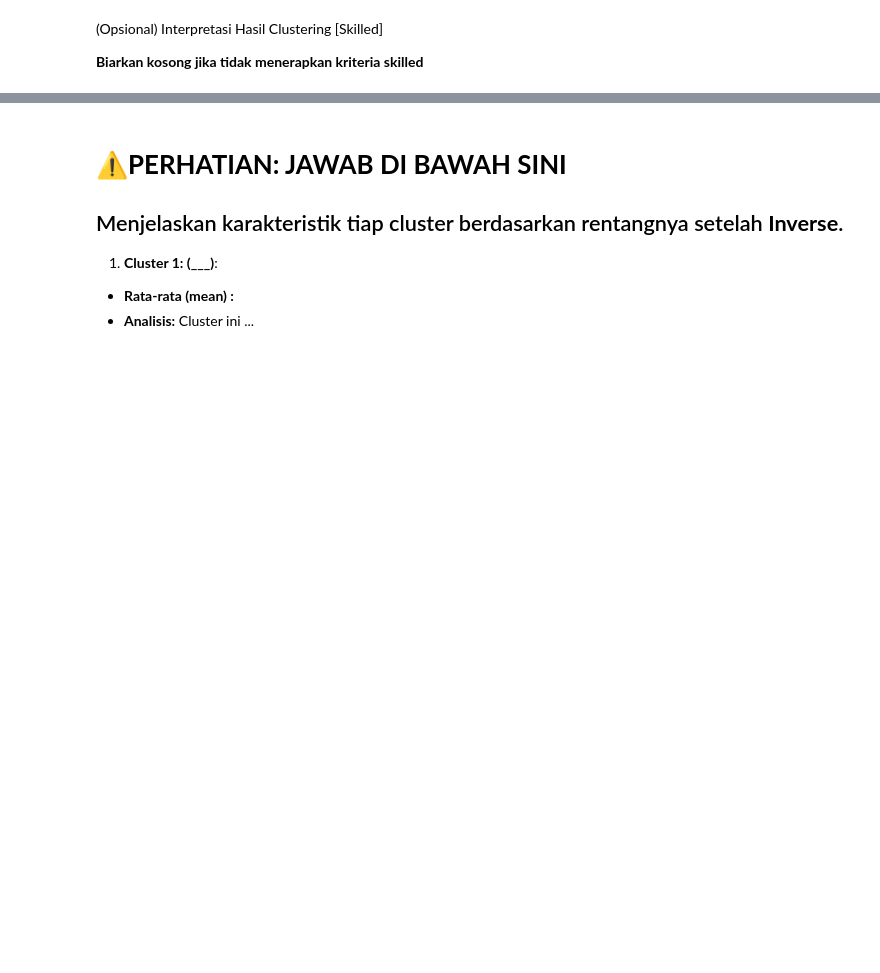
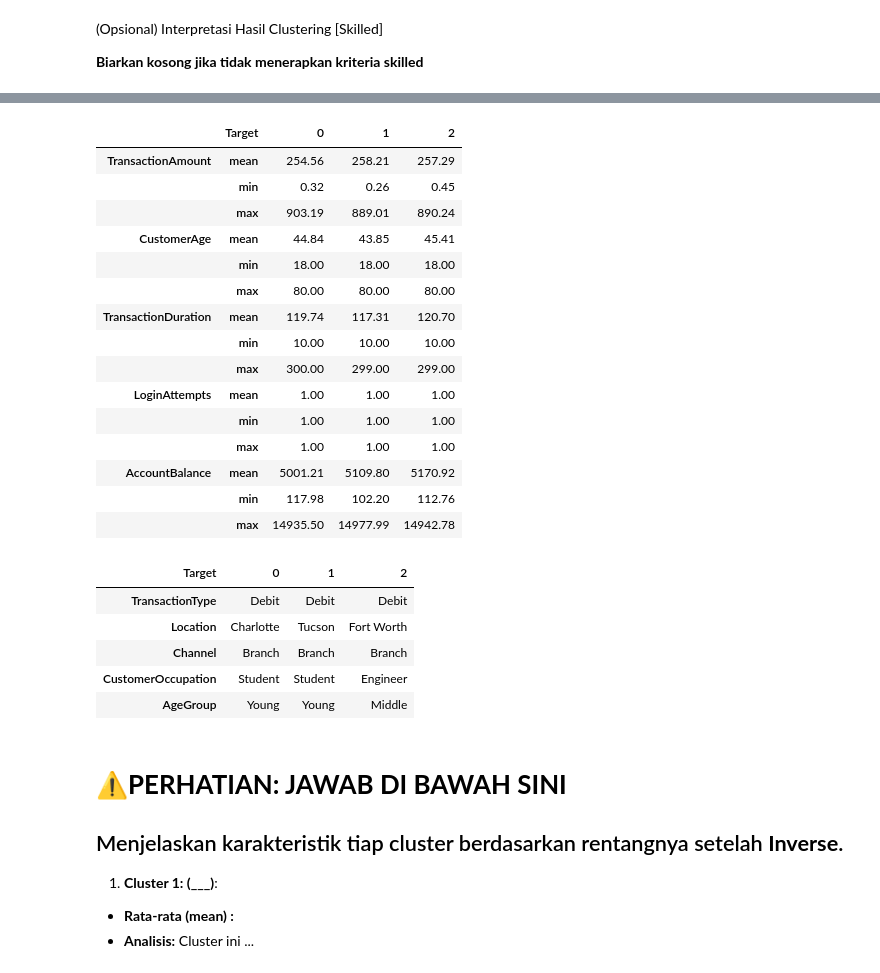
Before and after one commit to Trid3nz/ML-DICODING, a Jupyter notebook: [Clustering]_Submission_Akhir_BMLP_Tristan_Nafi_Agung_Kurniawan.ipynb, the cells around one changed output, grey strips where cells are left out. Cells and saved outputs as stored; diff of their text form; code cells hidden in the pictures; blank space fills up the shorter version.

```diff
--- a/[Clustering]_Submission_Akhir_BMLP_Tristan_Nafi_Agung_Kurniawan.ipynb
+++ b/[Clustering]_Submission_Akhir_BMLP_Tristan_Nafi_Agung_Kurniawan.ipynb
@@ -787,9 +817,9 @@ display(________)
 
 ### MULAI CODE ###
 
-df_used.________(________={"Cluster": "Target"}, ________=True)
+df_used.rename(columns={"Cluster": "Target"}, inplace=True)
 
 # Tampilkan 5 baris pertama untuk memverifikasi
-df_used.________()
+df_used.head()
 
 ### SELESAI CODE ###
@@ -813,9 +850,9 @@ df_inverse = df_used.copy()
 ### MULAI CODE ###
 
 # Gunakan 'scaler' untuk mengembalikan 'numerical_cols' ke nilai aslinya.
-df_inverse[numerical_cols] = scaler.________(df_inverse[numerical_cols])
+df_inverse[numerical_cols] = scaler.inverse_transform(df_inverse[numerical_cols])
 
 # Tampilkan 5 baris pertama untuk memverifikasi hasilnya
-df_inverse.________()
+df_inverse.head()
 
 ### SELESAI CODE ###
@@ -826,12 +870,12 @@ df_inverse.________()
 
 for column in categorical_cols:
     # Ambil encoder yang tepat untuk 'column' dari dictionary 'encoders'
-    encoder = ________[________]
+    encoder = encoders[column]
 
     # Gunakan scaler untuk mengembalikan (inverse) kolom tersebut
-    df_inverse[column] = encoder.________(df_inverse[column].astype(int))
+    df_inverse[column] = encoder.inverse_transform(df_inverse[column].astype(int))
 
 # Tampilkan 5 baris pertama untuk memverifikasi hasilnya
-df_inverse.________()
+df_inverse.head()
 
 ### SELESEI CODE ###
@@ -838,22 +889,45 @@ df_inverse.________()
 # %%
 # Lakukan analisis deskriptif minimal mean, min dan max untuk fitur numerik dan mode untuk kategorikal seperti pada basic tetapi menggunakan data yang sudah diinverse.
 # pastikan output menghasilkan agregasi dan groupby bersamaan dengan mean, min, dan max kembali setelah melakukan inverse.
 
 ### MULAI CODE ###
 
 # Kelompokkan (groupby) 'df_inverse' berdasarkan 'Target' dan hitung agregasi untuk 'numerical_cols'.
-agg_summary_num = df_inverse.________('Target')[numerical_cols].________(['mean', 'min', 'max']).round(2).T
+agg_summary_num = df_inverse.groupby('Target')[numerical_cols].agg(['mean', 'min', 'max']).round(2).T
 
 # Kelompokkan (groupby) 'df_inverse' berdasarkan 'Target' dan hitung agregasi untuk 'categorical_cols'.
 #   - Hitung agregasi (agg) 'mode' (nilai yang paling sering muncul).
 #   - (Kita gunakan 'lambda x: x.mode()[0]' untuk mengambil nilai mode pertama)
-agg_summary_cat = df_inverse.________('Target')[categorical_cols].________(lambda x: x.mode()[0]).round(2).T
+agg_summary_cat = df_inverse.groupby('Target')[categorical_cols].agg(lambda x: x.mode()[0]).round(2).T
 
 ### SELESAI CODE ###
 
 # Tampilkan kedua hasil ringkasan
 display(agg_summary_num)
 display(agg_summary_cat)
+# %% [output]
+|  | Target | 0 | 1 | 2 |
+| TransactionAmount | mean | 254.56 | 258.21 | 257.29 |
+|  | min | 0.32 | 0.26 | 0.45 |
+|  | max | 903.19 | 889.01 | 890.24 |
+| CustomerAge | mean | 44.84 | 43.85 | 45.41 |
+|  | min | 18.00 | 18.00 | 18.00 |
+|  | max | 80.00 | 80.00 | 80.00 |
+| TransactionDuration | mean | 119.74 | 117.31 | 120.70 |
+|  | min | 10.00 | 10.00 | 10.00 |
+|  | max | 300.00 | 299.00 | 299.00 |
+| LoginAttempts | mean | 1.00 | 1.00 | 1.00 |
+|  | min | 1.00 | 1.00 | 1.00 |
+|  | max | 1.00 | 1.00 | 1.00 |
+| AccountBalance | mean | 5001.21 | 5109.80 | 5170.92 |
+|  | min | 117.98 | 102.20 | 112.76 |
+|  | max | 14935.50 | 14977.99 | 14942.78 |
+| Target | 0 | 1 | 2 |
+| TransactionType | Debit | Debit | Debit |
+| Location | Charlotte | Tucson | Fort Worth |
+| Channel | Branch | Branch | Branch |
+| CustomerOccupation | Student | Student | Engineer |
+| AgeGroup | Young | Young | Middle |
 # %% [markdown]
 # **⚠️PERHATIAN: JAWAB DI BAWAH SINI**
 ## Menjelaskan karakteristik tiap cluster berdasarkan rentangnya setelah **Inverse**.
```
Also changed, not shown: parts of 17 cells of this notebook, 7 other files.
